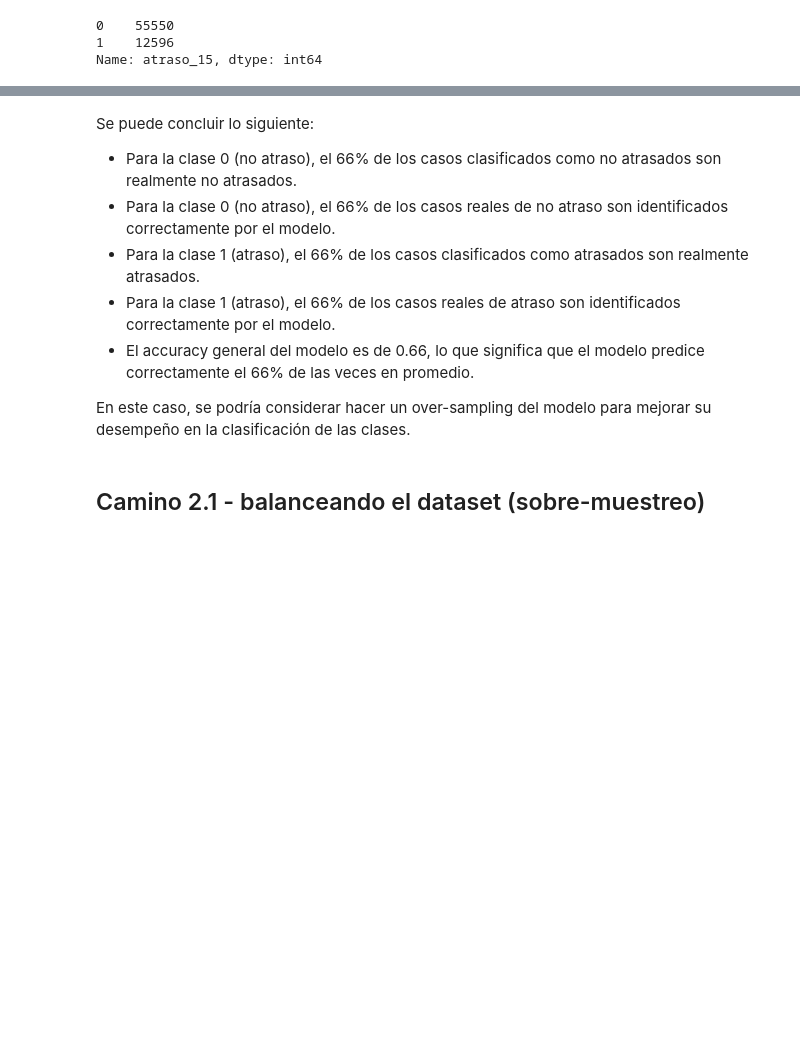
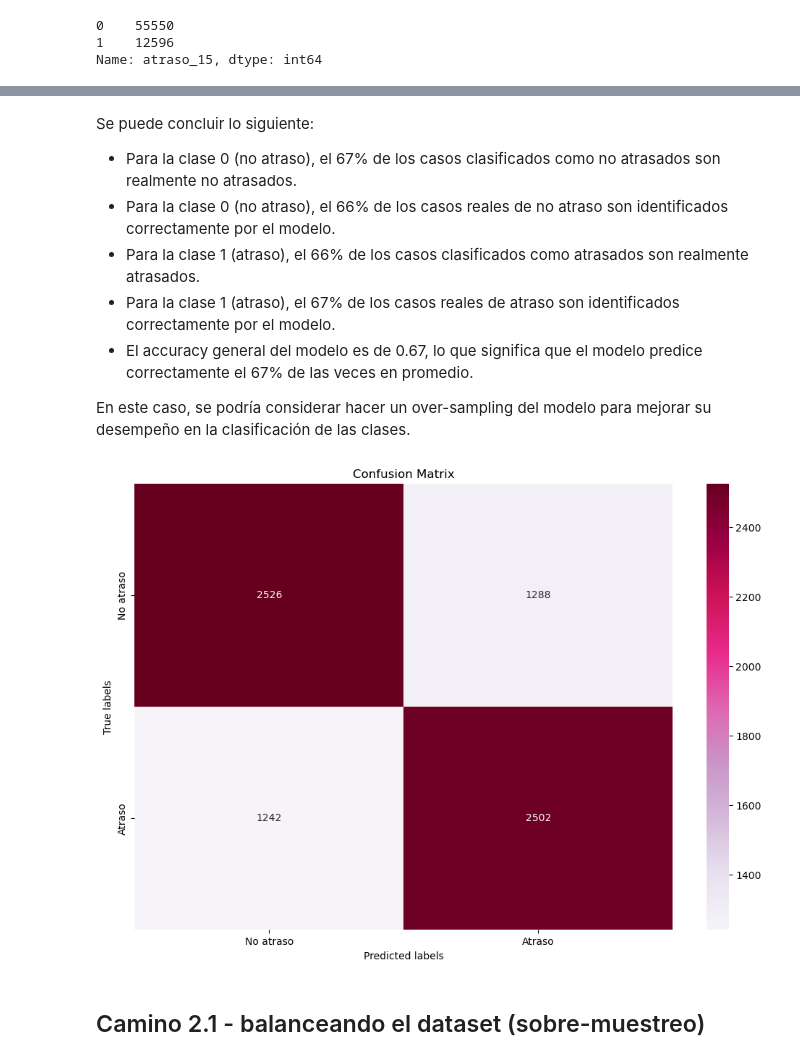
Before and after one commit to frandak2/latam_airlines, a Jupyter notebook: notebooks/1.0-fmh-initial-data-exploration.ipynb, the cells around one changed output, grey strips where cells are left out. Cells and saved outputs as stored; diff of their text form; code cells hidden in the pictures; blank space fills up the shorter version.

```diff
--- a/notebooks/1.0-fmh-initial-data-exploration.ipynb
+++ b/notebooks/1.0-fmh-initial-data-exploration.ipynb
@@ -885,10 +900,14 @@ weighted avg       0.66      0.66      0.66      7558
 # %% [markdown]
 Se puede concluir lo siguiente:
 
-- Para la clase 0 (no atraso), el 66% de los casos clasificados como no atrasados son realmente no atrasados.
+- Para la clase 0 (no atraso), el 67% de los casos clasificados como no atrasados son realmente no atrasados.
 - Para la clase 0 (no atraso), el 66% de los casos reales de no atraso son identificados correctamente por el modelo.
 - Para la clase 1 (atraso), el 66% de los casos clasificados como atrasados son realmente atrasados.
-- Para la clase 1 (atraso), el 66% de los casos reales de atraso son identificados correctamente por el modelo.
-- El accuracy general del modelo es de 0.66, lo que significa que el modelo predice correctamente el 66% de las veces en promedio.
+- Para la clase 1 (atraso), el 67% de los casos reales de atraso son identificados correctamente por el modelo.
+- El accuracy general del modelo es de 0.67, lo que significa que el modelo predice correctamente el 67% de las veces en promedio.
 
 En este caso, se podría considerar hacer un over-sampling del modelo para mejorar su desempeño en la clasificación de las clases.
+# %%
+get_model_performance_test_set('cm_balanced_sub', y_test, y_pred)
+# %% [output]
+[figure, added]
```
Also changed, not shown: parts of 34 cells of this notebook, 10 other files.
